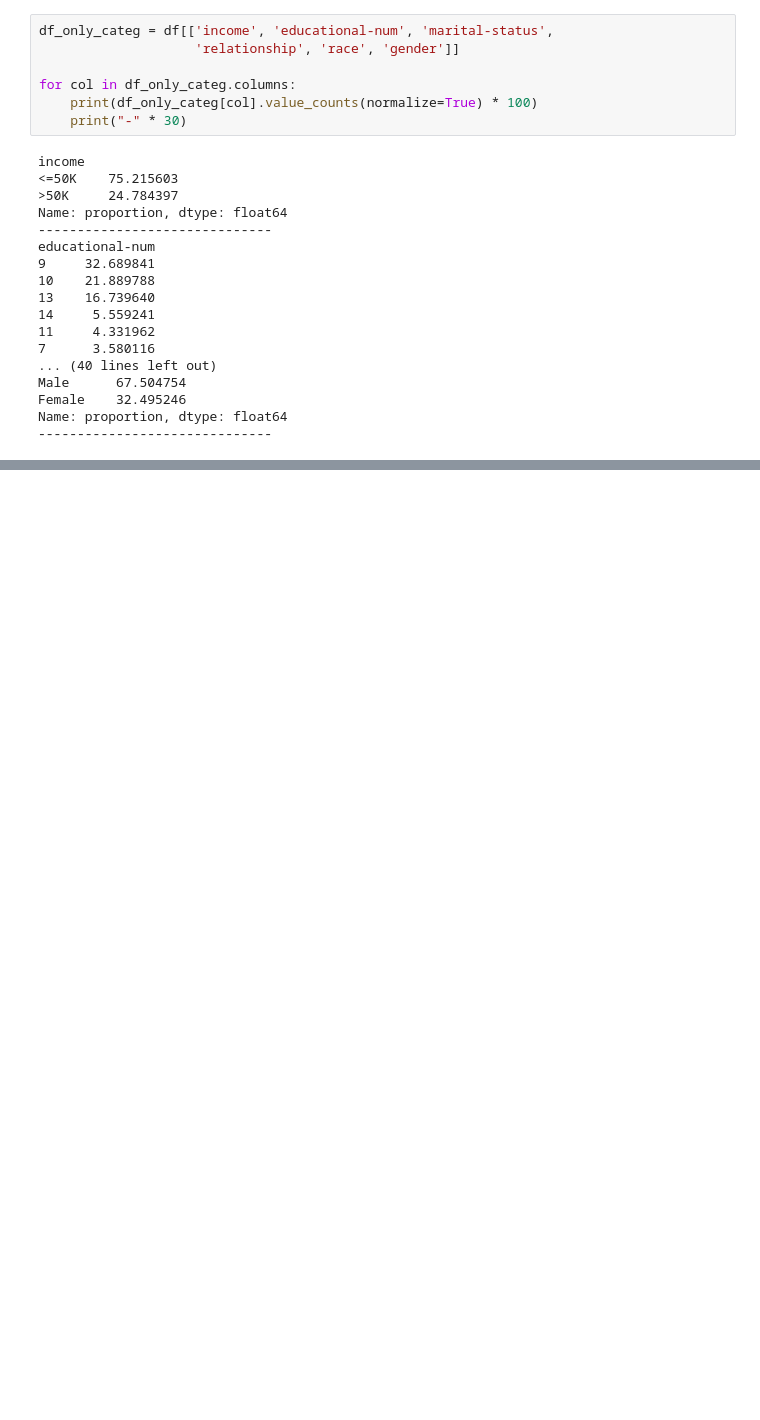
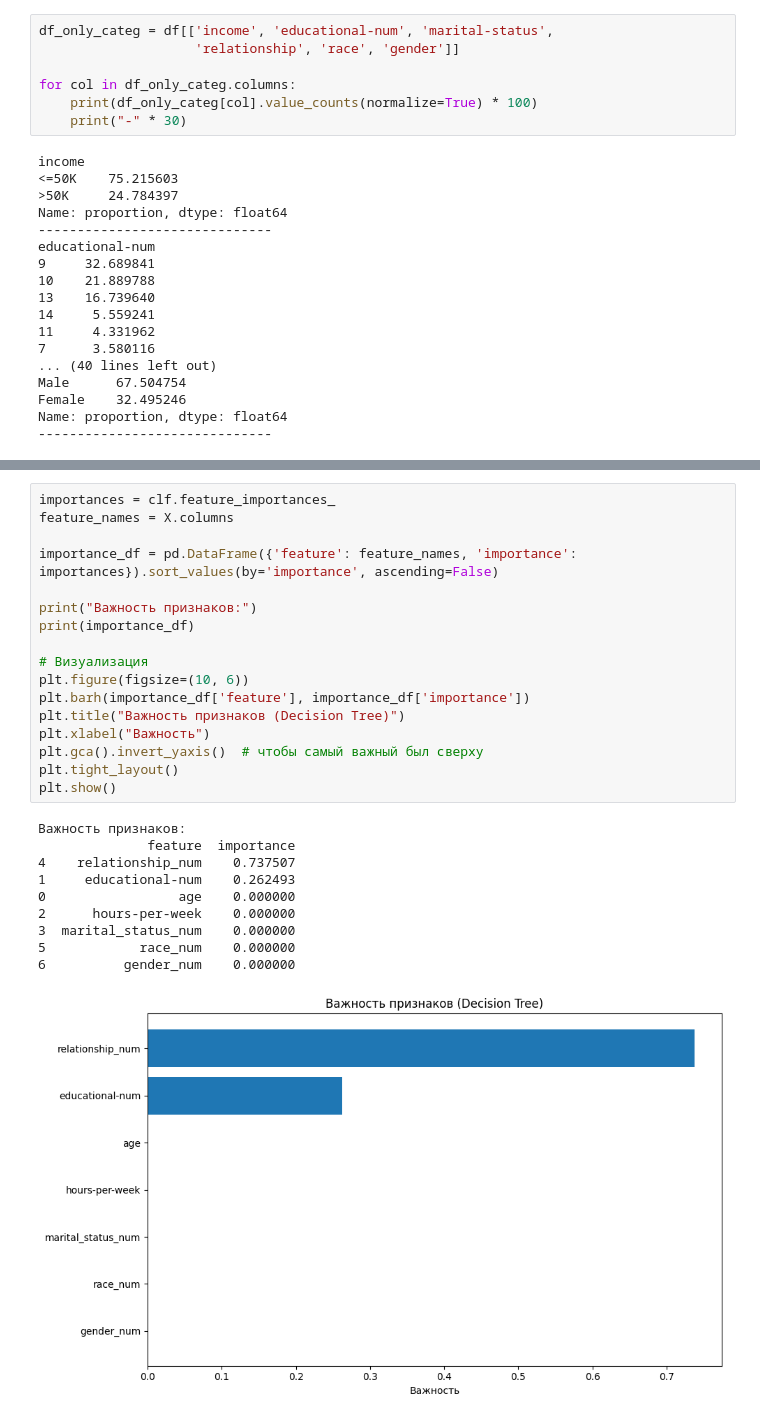
Before and after one commit to DaryaBorovinskaya/MAD_lab2, a Jupyter notebook: lab2.ipynb, the cells around one changed output, grey strips where cells are left out. Drawn from its saved outputs; the diff is of its cells as text; blank space fills up the shorter version.

```diff
--- a/lab2.ipynb
+++ b/lab2.ipynb
@@ -173,0 +264,28 @@ dtype: float64
+# %%
+importances = clf.feature_importances_
+feature_names = X.columns
+
+importance_df = pd.DataFrame({'feature': feature_names, 'importance': importances}).sort_values(by='importance', ascending=False)
+
+print("Важность признаков:")
+print(importance_df)
+
+# Визуализация
+plt.figure(figsize=(10, 6))
+plt.barh(importance_df['feature'], importance_df['importance'])
+plt.title("Важность признаков (Decision Tree)")
+plt.xlabel("Важность")
+plt.gca().invert_yaxis()  # чтобы самый важный был сверху
+plt.tight_layout()
+plt.show()
+# %% [output]
+Важность признаков:
+              feature  importance
+4    relationship_num    0.737507
+1     educational-num    0.262493
+0                 age    0.000000
+2      hours-per-week    0.000000
+3  marital_status_num    0.000000
+5            race_num    0.000000
+6          gender_num    0.000000
+[figure, added]
```
Also changed, not shown: parts of 9 cells of this notebook, 3 other files.
